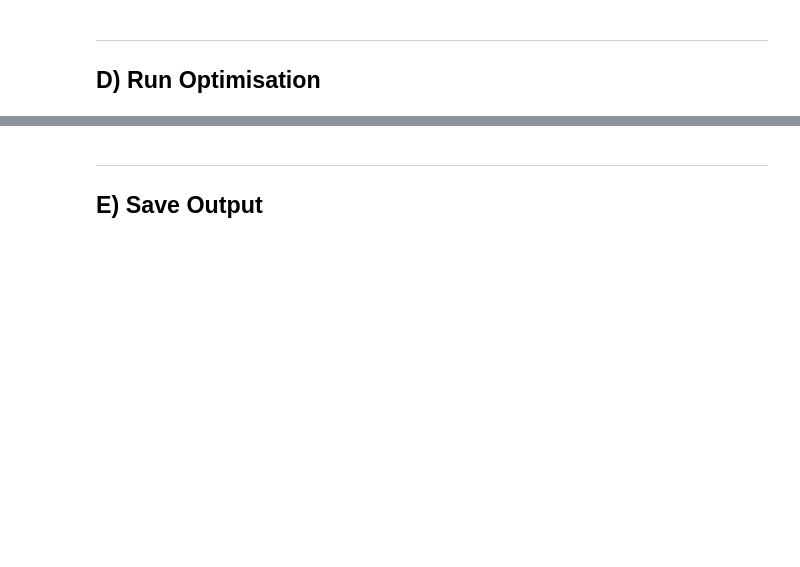
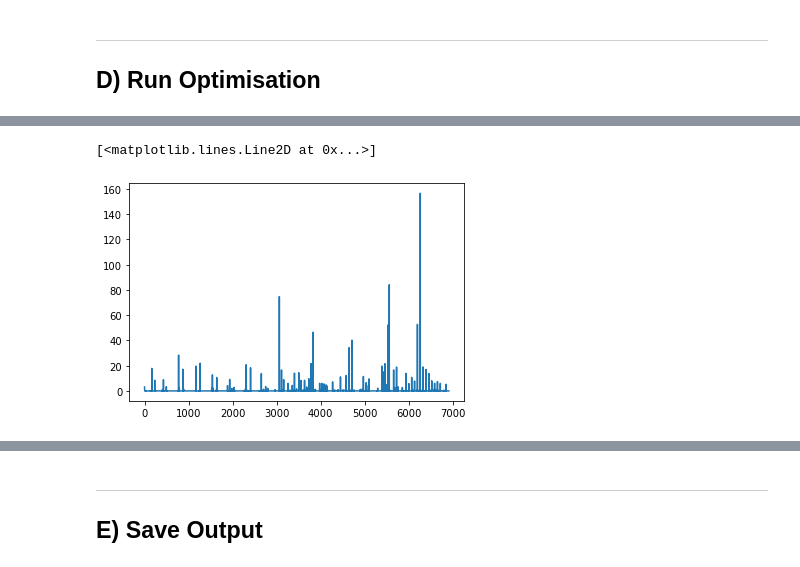
Before and after one commit to taimoorsohail/Min_Max_Transform, a Jupyter notebook: ACCESS_CM2/MTM_ACCESS.ipynb, the cells around one changed output, grey strips where cells are left out. Saved outputs shown, nothing was run; the diff lists cells and outputs as text; code cells hidden in the pictures; blank space fills up the shorter version.

```diff
--- a/ACCESS_CM2/MTM_ACCESS.ipynb
+++ b/ACCESS_CM2/MTM_ACCESS.ipynb
@@ -509,4 +528,9 @@ G = result['G'] ## An [ix] matrix of transports between WMs
 Optimal value: 831.3662874713137
 Variable var0: value [ 3.12385841e+00  2.96713196e-03  9.53142426e-03 ... -3.44805790e-18
   5.99515397e-12  7.87981422e-12]
+# %%
+plt.plot(G)
+# %% [output]
+[<matplotlib.lines.Line2D at 0x...>]
+[figure, added]
 # %%
```
Also changed, not shown: parts of 17 cells of this notebook, 1 other file.
